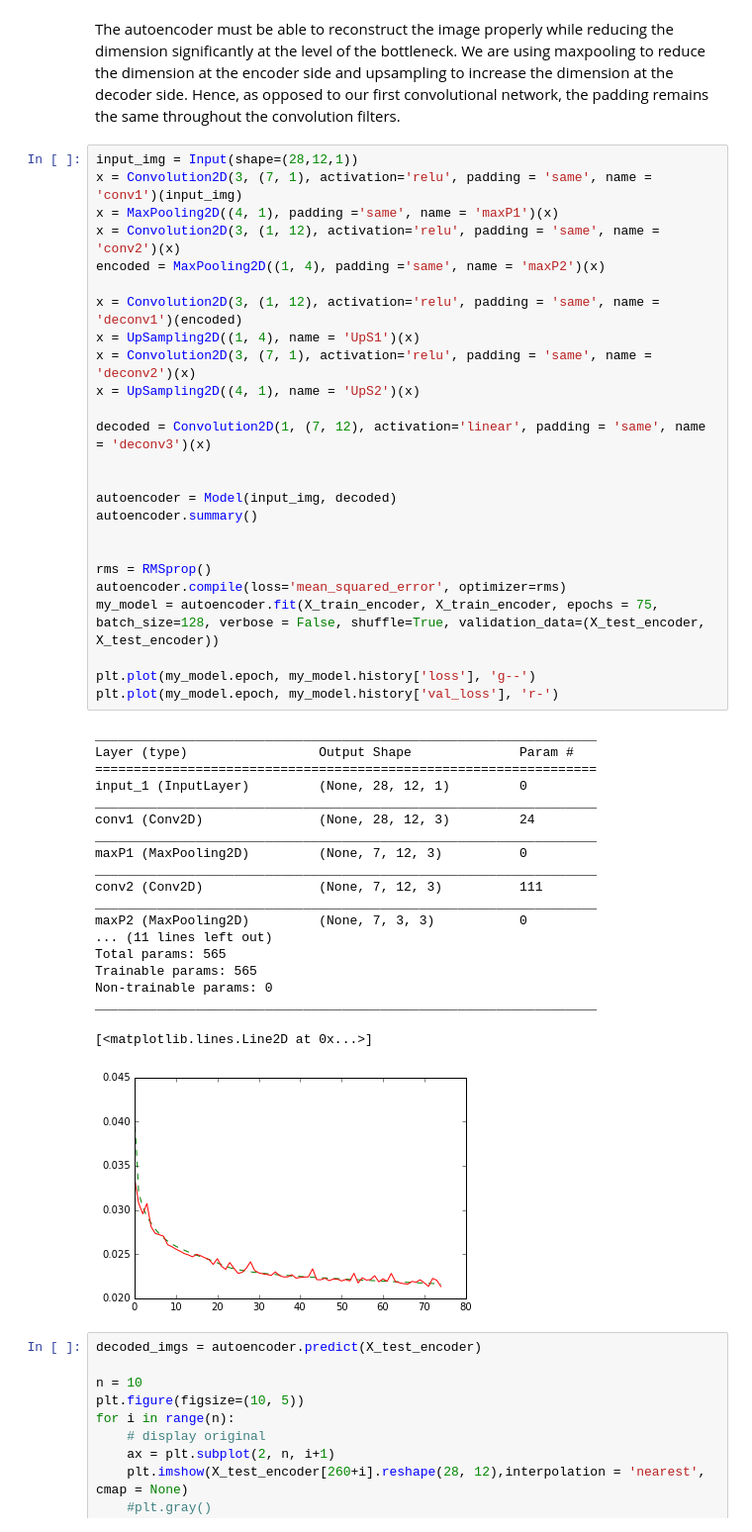
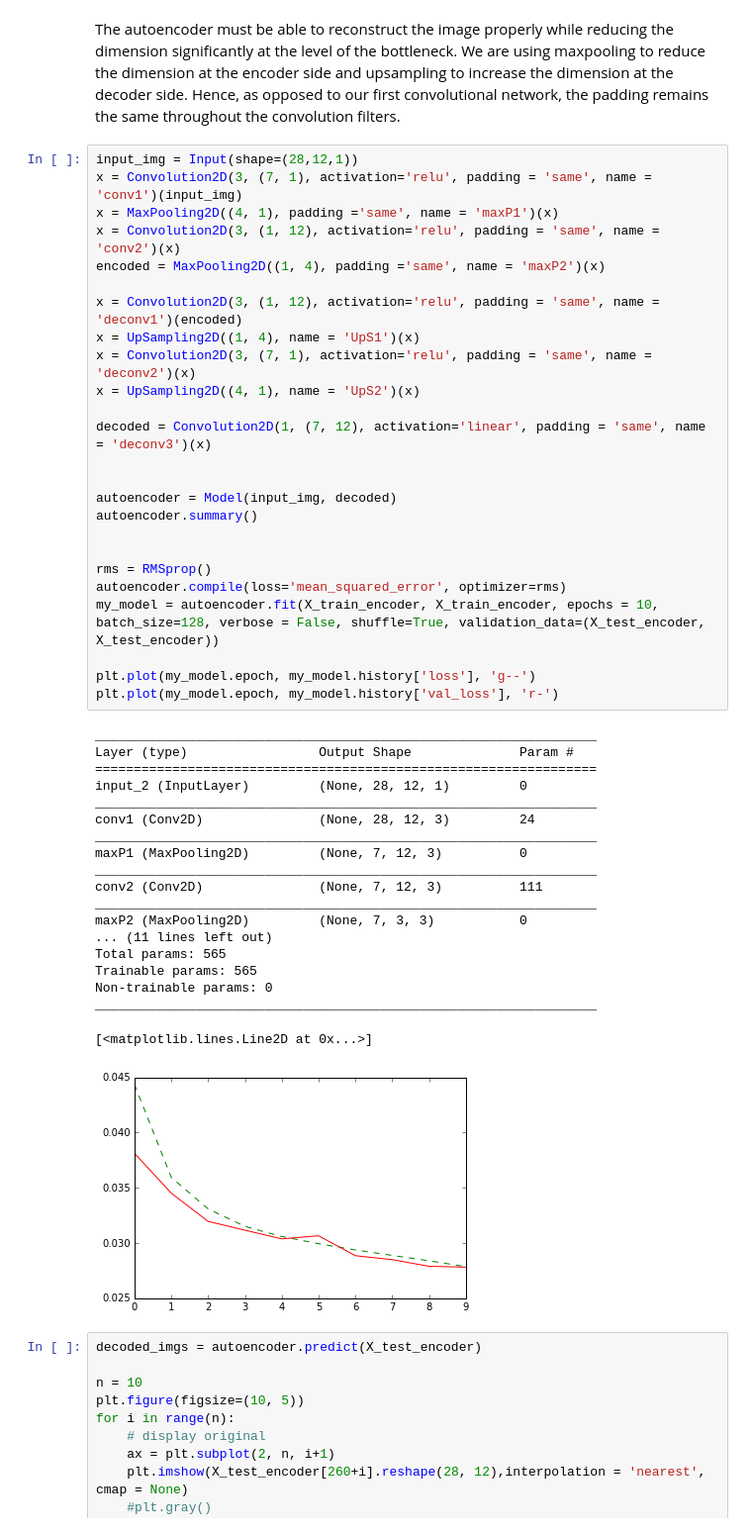
Before and after one commit to CyrilleDS/Business-Deep-Learning, a Jupyter notebook: Convolutional Network for Churn.ipynb, the cells around one changed output. Shown: that part at 99% size. Cells and saved outputs as stored; diff of their text form.

```diff
--- a/Convolutional Network for Churn.ipynb
+++ b/Convolutional Network for Churn.ipynb
@@ -315,36 +312,36 @@ x = UpSampling2D((4, 1), name = 'UpS2')(x)
 decoded = Convolution2D(1, (7, 12), activation='linear', padding = 'same', name = 'deconv3')(x)
 
 
 autoencoder = Model(input_img, decoded)
 autoencoder.summary()
 
 
 rms = RMSprop()
 autoencoder.compile(loss='mean_squared_error', optimizer=rms)
-my_model = autoencoder.fit(X_train_encoder, X_train_encoder, epochs = 75, batch_size=128, verbose = False, shuffle=True, validation_data=(X_test_encoder, X_test_encoder))
+my_model = autoencoder.fit(X_train_encoder, X_train_encoder, epochs = 10, batch_size=128, verbose = False, shuffle=True, validation_data=(X_test_encoder, X_test_encoder))
 
 plt.plot(my_model.epoch, my_model.history['loss'], 'g--')
 plt.plot(my_model.epoch, my_model.history['val_loss'], 'r-')
 # %% [output]
 _________________________________________________________________
 Layer (type)                 Output Shape              Param #
 =================================================================
-input_1 (InputLayer)         (None, 28, 12, 1)         0
+input_2 (InputLayer)         (None, 28, 12, 1)         0
 _________________________________________________________________
 conv1 (Conv2D)               (None, 28, 12, 3)         24
 _________________________________________________________________
 maxP1 (MaxPooling2D)         (None, 7, 12, 3)          0
 _________________________________________________________________
 conv2 (Conv2D)               (None, 7, 12, 3)          111
 _________________________________________________________________
 maxP2 (MaxPooling2D)         (None, 7, 3, 3)           0
 ... (11 lines left out)
 Total params: 565
 Trainable params: 565
 Non-trainable params: 0
 _________________________________________________________________
 [<matplotlib.lines.Line2D at 0x...>]
-[figure, old version]
+[figure, new version]
 # %%
 decoded_imgs = autoencoder.predict(X_test_encoder)
 
```
Also changed, not shown: parts of 5 cells of this notebook.
